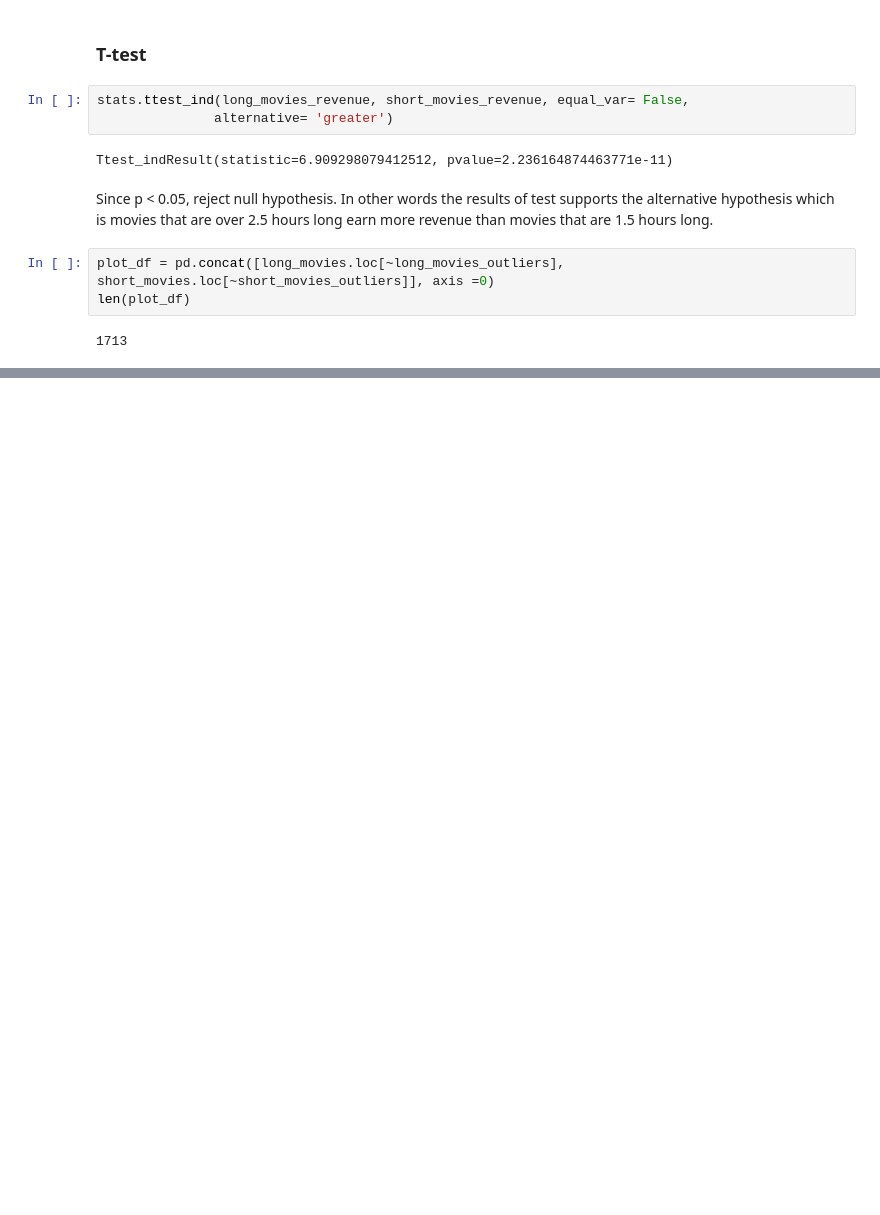
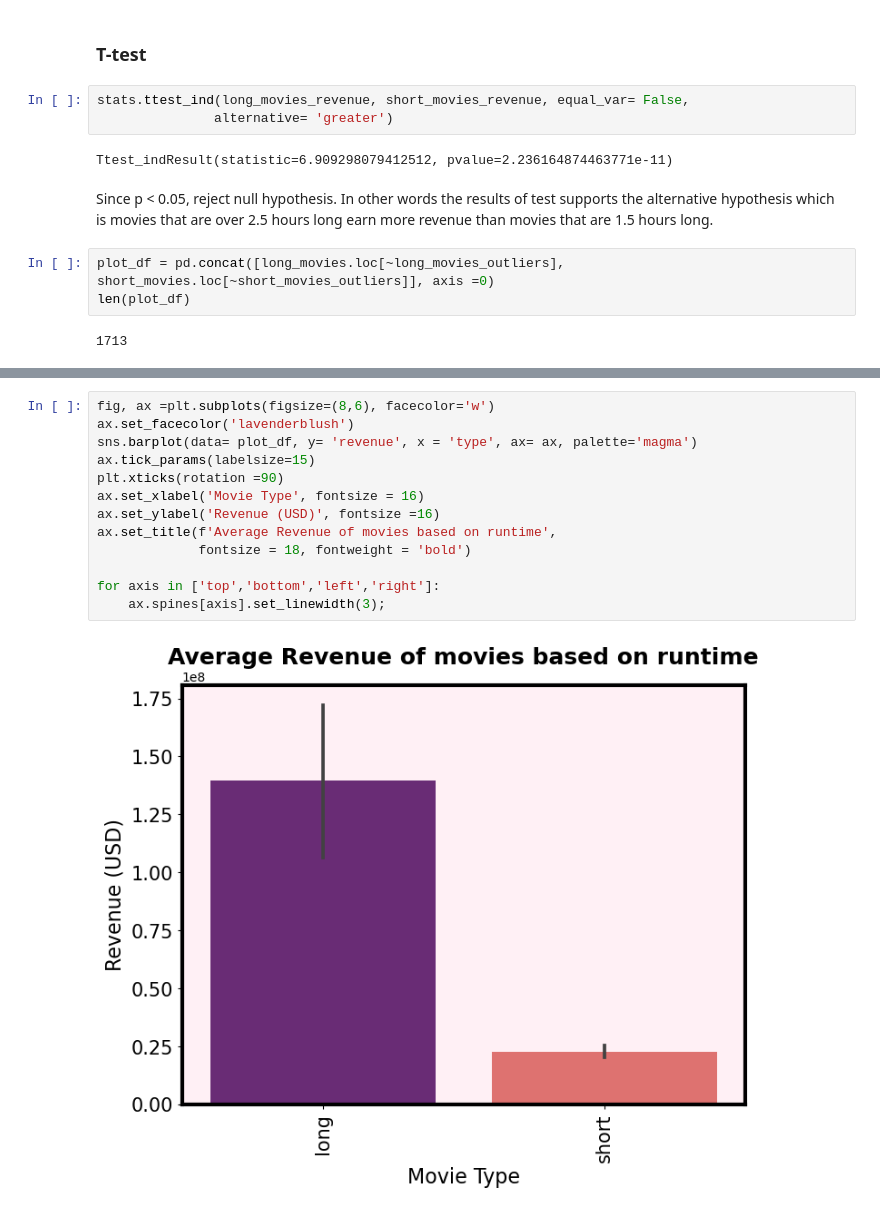
Before and after one commit to sheha919/movie_production_analysis, a Jupyter notebook: part4.ipynb, the cells around one changed output, grey strips where cells are left out. Cells and saved outputs as stored; diff of their text form; blank space fills up the shorter version.

```diff
--- a/part4.ipynb
+++ b/part4.ipynb
@@ -656,0 +657,15 @@ Text(0.5, 0.98, 'Comparison of revenue of long and short movies')
+# %%
+fig, ax =plt.subplots(figsize=(8,6), facecolor='w')
+ax.set_facecolor('lavenderblush')
+sns.barplot(data= plot_df, y= 'revenue', x = 'type', ax= ax, palette='magma')
+ax.tick_params(labelsize=15)
+plt.xticks(rotation =90)
+ax.set_xlabel('Movie Type', fontsize = 16)
+ax.set_ylabel('Revenue (USD)', fontsize =16)
+ax.set_title(f'Average Revenue of movies based on runtime',
+             fontsize = 18, fontweight = 'bold')
+
+for axis in ['top','bottom','left','right']:
+    ax.spines[axis].set_linewidth(3);
+# %% [output]
+[figure, added]
```
Also changed, not shown: parts of 3 cells of this notebook, 1 other file.
